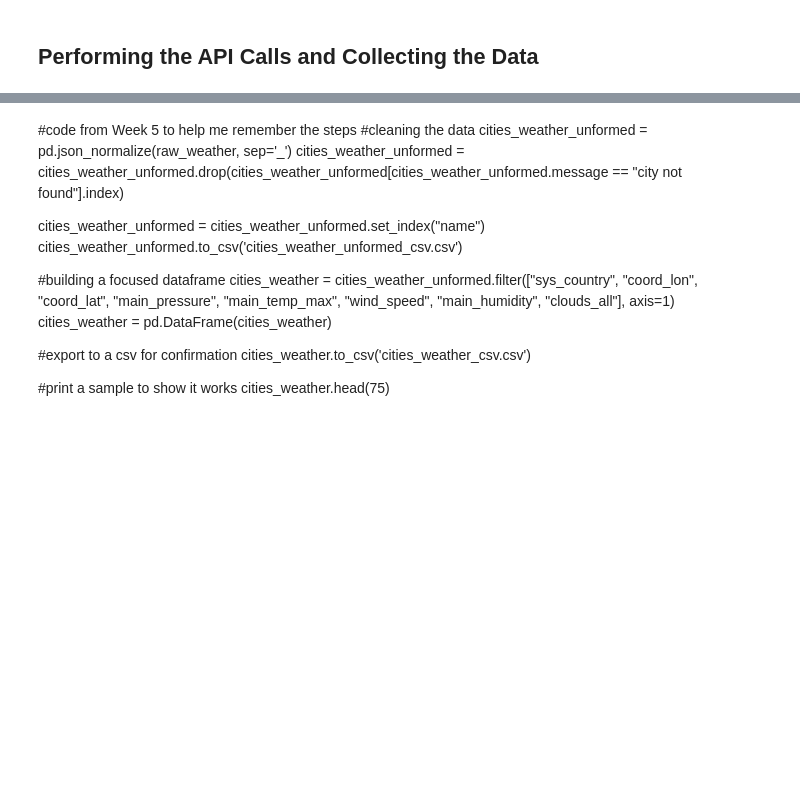
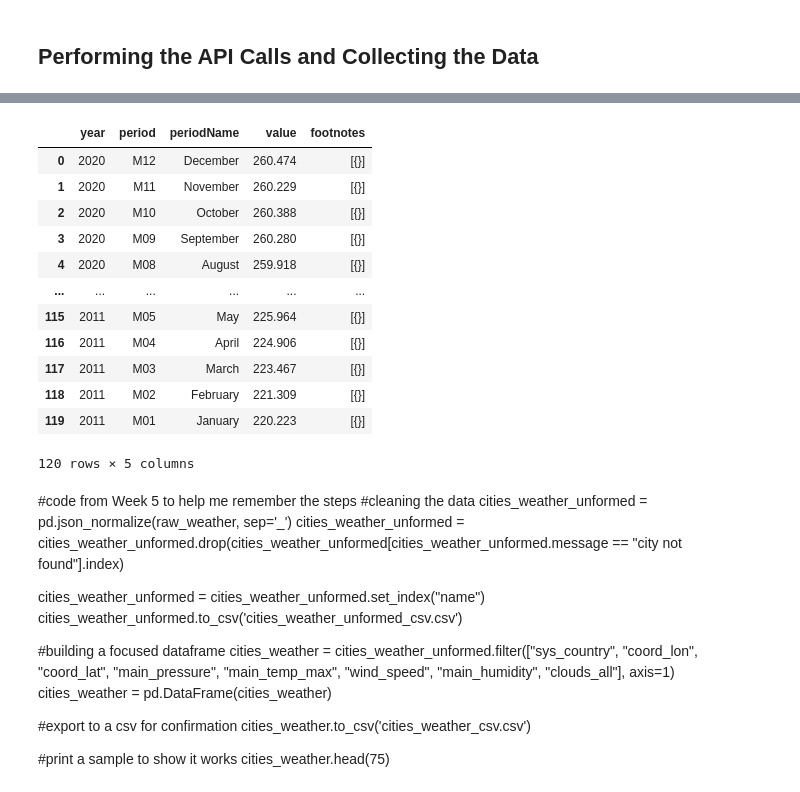
Before and after one commit to HeatherLD/API-Project, a Jupyter notebook: Homework 8 Exploratory API project - Jamie's version.ipynb, the cells around one changed output, grey strips where cells are left out. Saved outputs shown, nothing was run; the diff lists cells and outputs as text; code cells hidden in the pictures; blank space fills up the shorter version.

Commit message:
created dataframes

```diff
--- a/Homework 8 Exploratory API project - Jamie's version.ipynb
+++ b/Homework 8 Exploratory API project - Jamie's version.ipynb
@@ -72,13 +91,13 @@ fbi_data_unformed_bur.to_csv('fbi_data_unformed_bur_csv.csv')
 # %%
-#BLA JSON request
-#base_url="https://api.bls.gov/publicAPI/v2/timeseries/data/?registrationkey=489c914f30b34dac8ebc65feb25a15df&catalog=true&startyear=2010&endyear=2020&calculations=true&annualaverage=true&aspects=true"
+#BLS JSON request
+base_url="https://api.bls.gov/publicAPI/v2/timeseries/data/?registrationkey="+BLS_api_key+"&catalog=true&startyear=2011&endyear=2020&calculations=true&annualaverage=true&aspects=true"
 
 # changed start year to 2011 so we can get 2020 data in the API call
 headers = {'Content-type': 'application/json'}
 data = json.dumps({"seriesid": ['CUUR0000SA0','SUUR0000SA0'],"startyear":"2011", "endyear":"2020"})
-p = requests.post('https://api.bls.gov/publicAPI/v2/timeseries/data/', data=data, headers=headers)
-json_data = json.loads(p.text)
-for series in json_data['Results']['series']:
+bls_unemp = requests.post('https://api.bls.gov/publicAPI/v2/timeseries/data/', data=data, headers=headers)
+bls_json_data_unemp = json.loads(bls_unemp.text)
+for series in bls_json_data_unemp['Results']['series']:
     x=prettytable.PrettyTable(["series id","year","period","value","footnotes"])
     seriesId = series['seriesID']
     for item in series['data']:
@@ -100,0 +120,4 @@ print(json_data)
+# %%
+bls_json = bls_unemp.json()
+
+bls_json
@@ -101,27 +142,19 @@ print(json_data)
 # %%
-#create empty dictionary to store data from API call
-unemp_data = {'Year':[],
-              'Month':[],
-              'Value':[]}
-
-# This won't work because I need a 'year' as part of the url to do this.  How can we iterate through the data with a
-# 'try'/'except'? vvvvv
-
-for year in years:
-
-    base_url = "https://api.bls.gov/publicAPI/v2/timeseries/data/?registrationkey=489c914f30b34dac8ebc65feb25a15df&catalog=true&startyear=2010&endyear=2020&calculations=true&annualaverage=true&aspects=true"
-" + BLS_api_key
-
-    try:
-        unemp_data['Year'].append(json_data['data'][0]['data_year'])
-        unemp_data['Month'].append(json_data['data'][0]['value'])
-        unemp_data['Value'].append(json_data['data'][0]['key'])
-
-        print('unemployment data processing for ' + year)
-
-    except:
-        print(year + ' not found')
-        pass
+pd.DataFrame(bls_json['Results']['series'][0]['data'])
+# %% [output]
+|  | year | period | periodName | value | footnotes |
+| 0 | 2020 | M12 | December | 260.474 | [{}] |
+| 1 | 2020 | M11 | November | 260.229 | [{}] |
+| 2 | 2020 | M10 | October | 260.388 | [{}] |
+| 3 | 2020 | M09 | September | 260.280 | [{}] |
+| 4 | 2020 | M08 | August | 259.918 | [{}] |
+| ... | ... | ... | ... | ... | ... |
+| 115 | 2011 | M05 | May | 225.964 | [{}] |
+| 116 | 2011 | M04 | April | 224.906 | [{}] |
+| 117 | 2011 | M03 | March | 223.467 | [{}] |
+| 118 | 2011 | M02 | February | 221.309 | [{}] |
+| 119 | 2011 | M01 | January | 220.223 | [{}] |
+120 rows × 5 columns
 # %% [markdown]
 #code from Week 5 to help me remember the steps
 #cleaning the data
```
Also changed, not shown: parts of 6 cells of this notebook, 5 other files.
